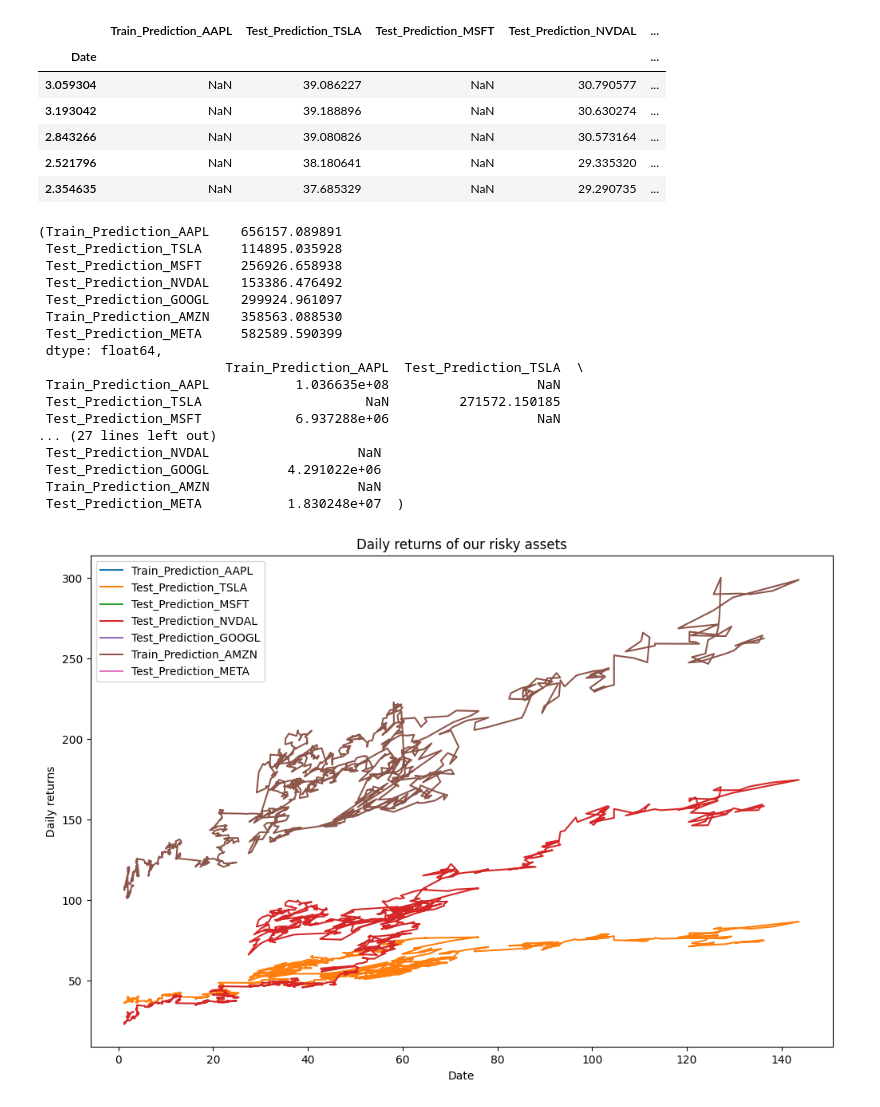
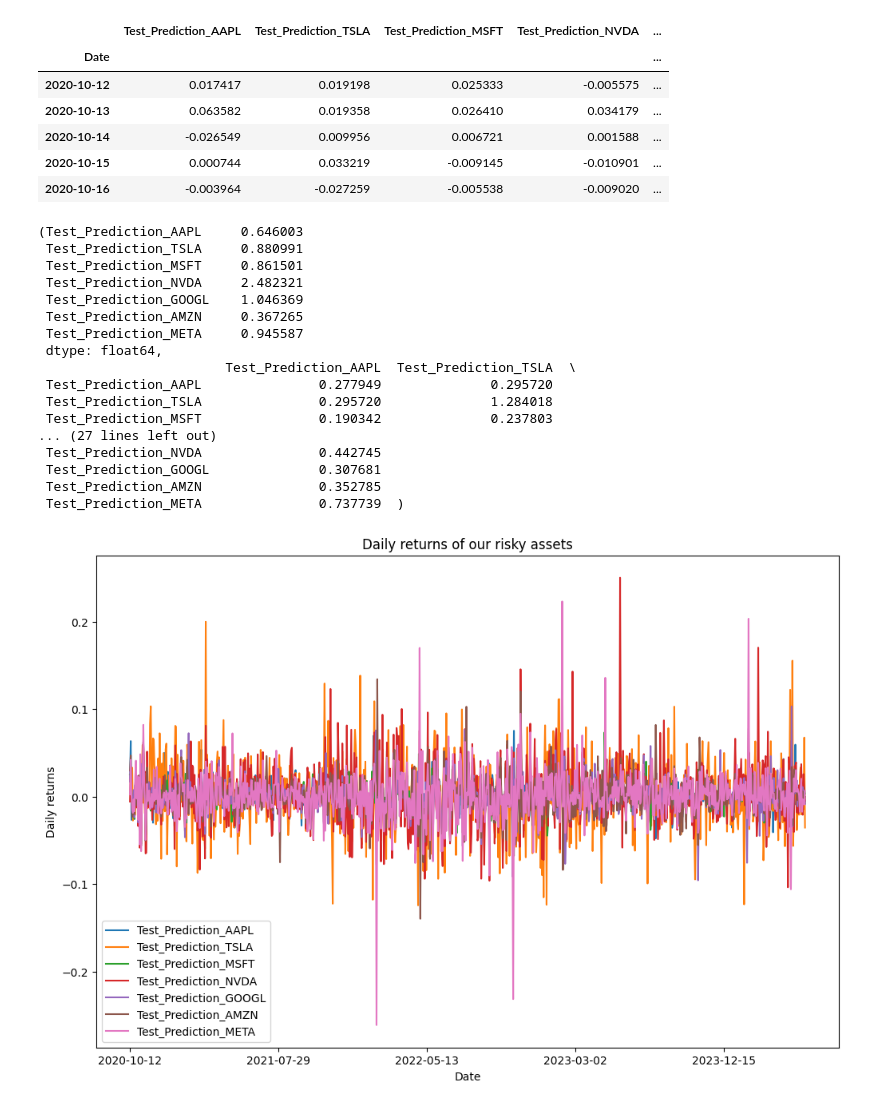
Before and after one commit to diyizhilunba/Python-for-Finance, a Jupyter notebook: monto-carlo-LSTM.ipynb, the cells around one changed output. Cells and saved outputs as stored; diff of their text form; code cells hidden in the pictures.

```diff
--- a/monto-carlo-LSTM.ipynb
+++ b/monto-carlo-LSTM.ipynb
@@ -11,16 +11,17 @@ rcParams['figure.figsize'] = (12, 8)
 # data parameters
 n_monto_carlo = 10 ** 5
 n_assets = 7
-risky_asset = ['TSLA', 'AAPL', 'GOOG', 'MSFT', 'NVDA', 'AMZN', 'META']
+risky_asset = ['TSLA', 'AAPL', 'GOOGL', 'MSFT', 'NVDA', 'AMZN', 'META']
 # %%
 # download the data
 prices_df = pd.read_csv("LSTM.csv")
-prices_df = prices_df['Date']
+prices_df = prices_df[1201:]
 for i in risky_asset:
-    prices_df[i] = pd.read_csv(f"Test_Prediction_{i}1.csv")
+    prices_df.drop(columns=[f'Observed_{i}'], inplace=True)
+    prices_df.drop(columns=[f'Train_Prediction_{i}'], inplace=True)
 prices_df.set_index('Date', inplace=True)
 print(f'read {prices_df.shape[0]} rows of data.')
 N_DAYS = prices_df.shape[0]
-#prices_df = prices_df.dropna()
-prices_df
+prices_df = prices_df.dropna()
+prices_df.head()
 # %% [output]
@@ -28,44 +36,45 @@ FileNotFoundError: [Errno 2] No such file or directory: 'Test_Prediction_TSLA1.c
 # %%
 # show the percentage returns
 
-returns_df = prices_df
+returns_df = prices_df.pct_change()
+returns_df.dropna(inplace=True)
 returns_df.head()
 # %% [output]
-|  | Train_Prediction_AAPL | Test_Prediction_TSLA | Test_Prediction_MSFT | Test_Prediction_NVDAL | ... |
+|  | Test_Prediction_AAPL | Test_Prediction_TSLA | Test_Prediction_MSFT | Test_Prediction_NVDA | ... |
 | Date |  |  |  |  | ... |
-| 3.059304 | NaN | 39.086227 | NaN | 30.790577 | ... |
-| 3.193042 | NaN | 39.188896 | NaN | 30.630274 | ... |
-| 2.843266 | NaN | 39.080826 | NaN | 30.573164 | ... |
-| 2.521796 | NaN | 38.180641 | NaN | 29.335320 | ... |
-| 2.354635 | NaN | 37.685329 | NaN | 29.290735 | ... |
+| 2020-10-12 | 0.017417 | 0.019198 | 0.025333 | -0.005575 | ... |
+| 2020-10-13 | 0.063582 | 0.019358 | 0.026410 | 0.034179 | ... |
+| 2020-10-14 | -0.026549 | 0.009956 | 0.006721 | 0.001588 | ... |
+| 2020-10-15 | 0.000744 | 0.033219 | -0.009145 | -0.010901 | ... |
+| 2020-10-16 | -0.003964 | -0.027259 | -0.005538 | -0.009020 | ... |
 # %%
 avg_returns = returns_df.mean() * N_DAYS
 cov_mat = returns_df.cov() * N_DAYS
 avg_returns, cov_mat
 # %% [output]
-(Train_Prediction_AAPL    656157.089891
- Test_Prediction_TSLA     114895.035928
- Test_Prediction_MSFT     256926.658938
- Test_Prediction_NVDAL    153386.476492
- Test_Prediction_GOOGL    299924.961097
- Train_Prediction_AMZN    358563.088530
- Test_Prediction_META     582589.590399
+(Test_Prediction_AAPL     0.646003
+ Test_Prediction_TSLA     0.880991
+ Test_Prediction_MSFT     0.861501
+ Test_Prediction_NVDA     2.482321
+ Test_Prediction_GOOGL    1.046369
+ Test_Prediction_AMZN     0.367265
+ Test_Prediction_META     0.945587
  dtype: float64,
-                        Train_Prediction_AAPL  Test_Prediction_TSLA  \
- Train_Prediction_AAPL           1.036635e+08                   NaN
- Test_Prediction_TSLA                     NaN         271572.150185
- Test_Prediction_MSFT            6.937288e+06                   NaN
+                        Test_Prediction_AAPL  Test_Prediction_TSLA  \
+ Test_Prediction_AAPL               0.277949              0.295720
+ Test_Prediction_TSLA               0.295720              1.284018
+ Test_Prediction_MSFT               0.190342              0.237803
 ... (27 lines left out)
- Test_Prediction_NVDAL                   NaN
- Test_Prediction_GOOGL          4.291022e+06
- Train_Prediction_AMZN                   NaN
- Test_Prediction_META           1.830248e+07  )
+ Test_Prediction_NVDA               0.442745
+ Test_Prediction_GOOGL              0.307681
+ Test_Prediction_AMZN               0.352785
+ Test_Prediction_META               0.737739  )
 # %%
 returns_df.plot(title='Daily returns of our risky assets')
 plt.ylabel('Daily returns')
 plt.show()
 # %% [output]
-[figure, old version]
+[figure, new version]
 # %%
 np.random.seed(666)
 weights = np.random.random(size=(n_monto_carlo, n_assets))
```
Also changed, not shown: parts of 7 cells of this notebook.
